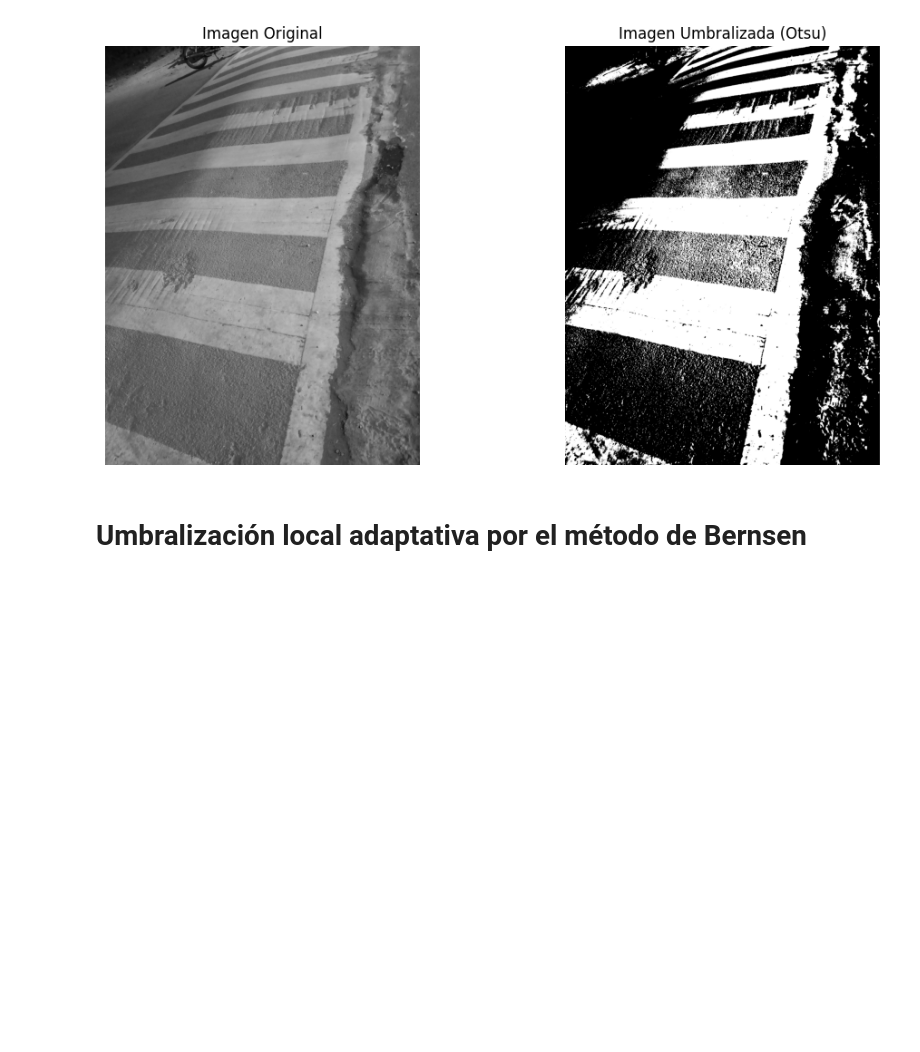
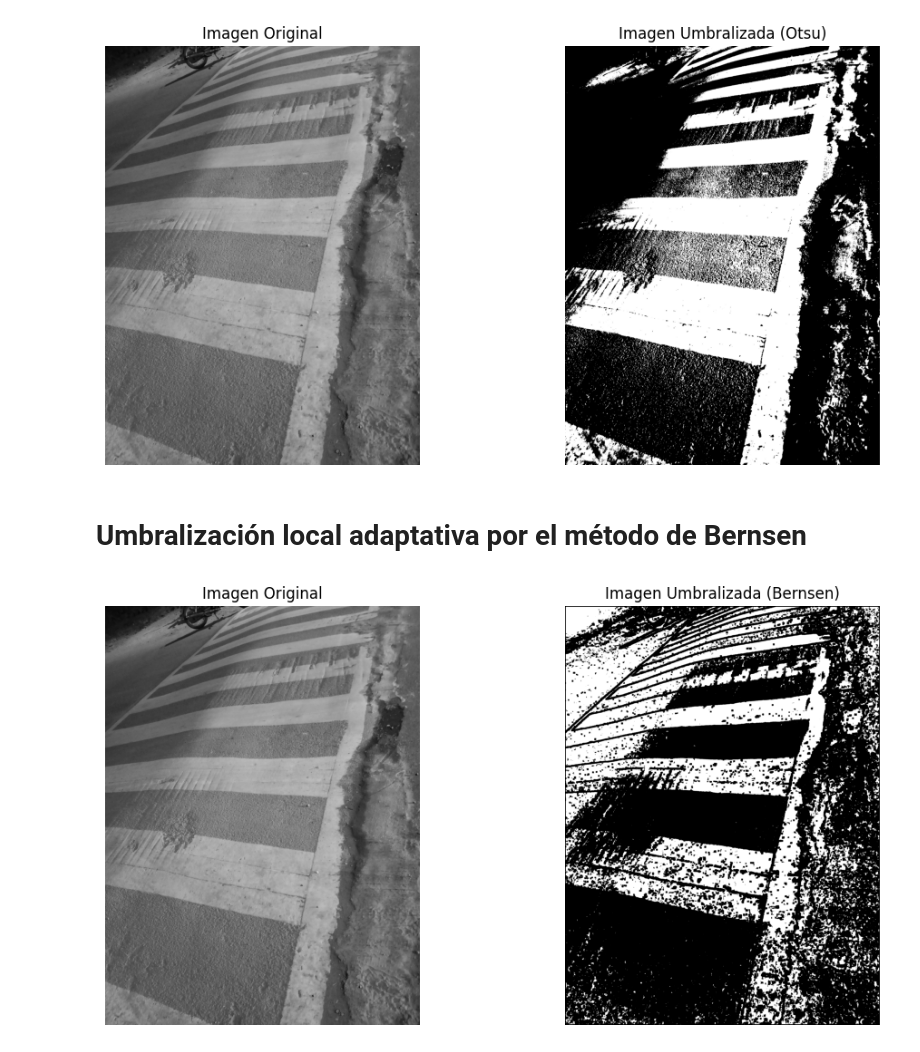
Before and after one commit to OmarFloresSanchez/Pancitos, a Jupyter notebook: Practica1-4/practica1-4.ipynb, the cells around one changed output. Saved outputs shown, nothing was run; the diff lists cells and outputs as text; code cells hidden in the pictures; blank space fills up the shorter version.

```diff
--- a/Practica1-4/practica1-4.ipynb
+++ b/Practica1-4/practica1-4.ipynb
@@ -183,44 +133,46 @@ Otsu:  120
 # %%
 def umbralizacion_bernsen(imagen, kernel, umbral):
     filas, columnas = imagen.shape
     resultado = np.zeros_like(imagen)   # hace una matriz de 0 del tamaño de la imagen
 
-    ventana_radius = kernel // 2    # hace una division con un resultado entero
+    radio = kernel // 2    # hace una division con un resultado entero para saber el radio del kernel
 
-    for x in range(ventana_radius, filas - ventana_radius):
-        for y in range(ventana_radius, columnas - ventana_radius):
-            ventana = imagen[x - ventana_radius:x + ventana_radius + 1,
-                             y - ventana_radius:y + ventana_radius + 1]
-            min_pixel = np.min(ventana)
-            max_pixel = np.max(ventana)
+    for x in range(radio, filas - radio): # se hace la convolucion de la ventana
+        for y in range(radio, columnas - radio):
+            ventana = imagen[x - radio:x + radio + 1,
+                             y - radio:y + radio + 1]
 
-            if max_pixel - min_pixel <= umbral:
+            min_pixel = np.min(ventana) # obtiene el minimo pixel
+            max_pixel = np.max(ventana) # obtiene el maximo pixel
+
+            if max_pixel - min_pixel <= umbral: # si la suma de ellos es menor al umbral...
                 resultado[x, y] = 255
             else:
                 resultado[x, y] = 0
 
     return resultado
 
-# Cargar una imagen en escala de grises (reemplaza con tu imagen)
 
-imagen = cv2.imread(foto1,0)
-imagen = np.array(imagen)
+# ----- LLAMADO DE LAS FUNCIONES -----
+imagen = cv2.imread(foto1,0)    # lee la imagen en escala de grises
+imagen = np.array(imagen)   # convierte la imagen a arreglo
 
-# Aplicar umbralización de Bernsen
-kernel = 25 # Tamaño de la ventana de vecindario
-umbral = 20  # Umbral de contraste mínimo
+kernel = 15 # Tamaño de la ventana
+umbral = 20  # Umbral minimod de los vecinos
 imagen_umbralizada = umbralizacion_bernsen(imagen, kernel, umbral)
 
-# Mostrar la imagen original y la imagen umbralizada
+# Muestra la imagen original y la imagen umbralizada
 plt.figure(figsize=(12, 6))
 plt.subplot(1, 2, 1)
 plt.imshow(imagen, cmap='gray')
 plt.title('Imagen Original')
 plt.axis('off')
 
 plt.subplot(1, 2, 2)
 plt.imshow(imagen_umbralizada, cmap='gray')
 plt.title('Imagen Umbralizada (Bernsen)')
 plt.axis('off')
 
 plt.show()
+# %% [output]
+[figure, added]
```
Also changed, not shown: parts of 4 cells of this notebook.
